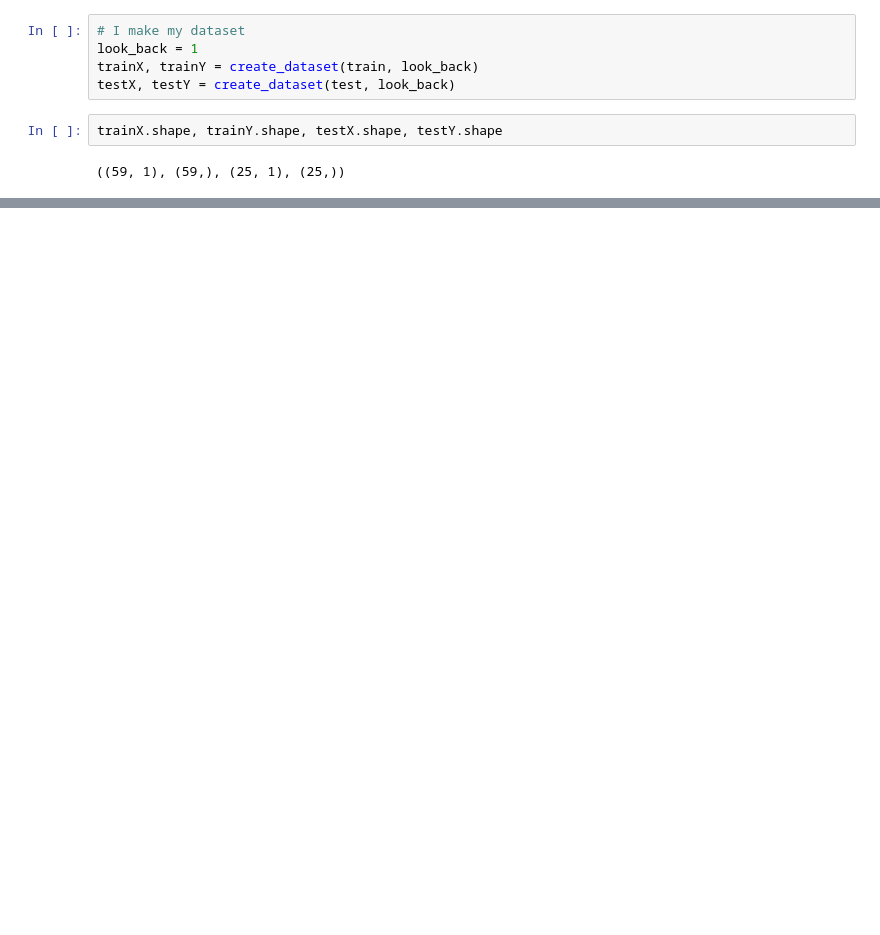
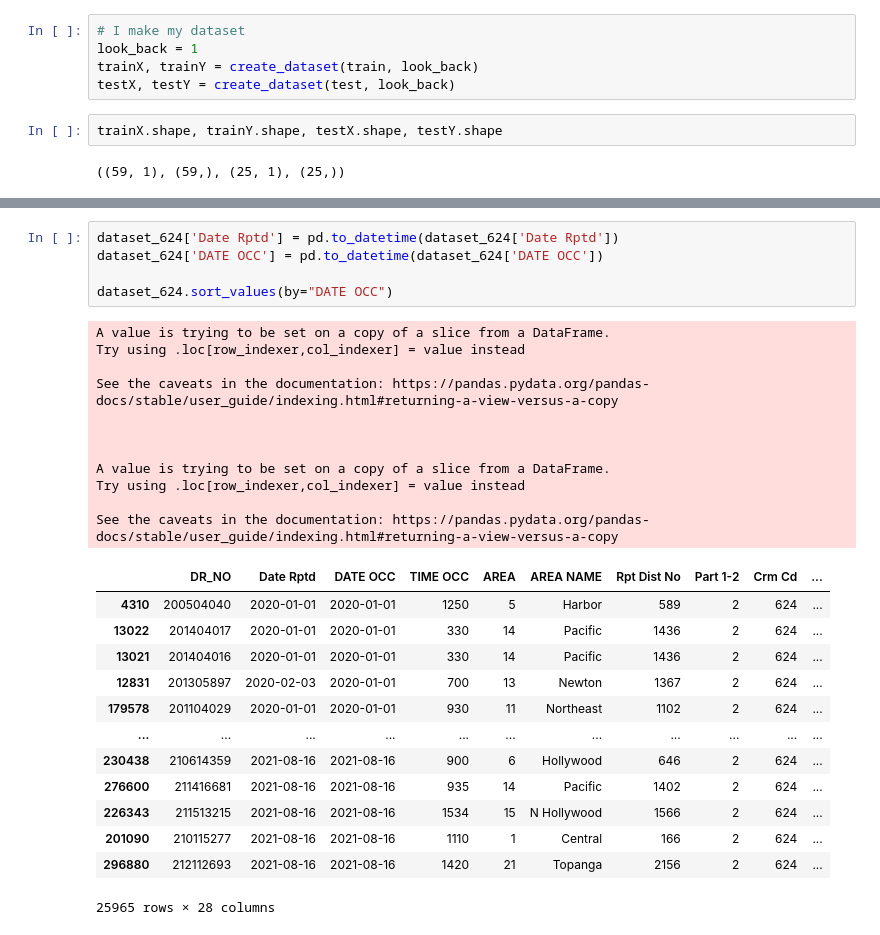
Before and after one commit to MayurG26/Data-Analysis, a Jupyter notebook: timeseries.ipynb, the cells around one changed output, grey strips where cells are left out. Drawn from its saved outputs; the diff is of its cells as text; blank space fills up the shorter version.

```diff
--- a/timeseries.ipynb
+++ b/timeseries.ipynb
@@ -179,0 +318,30 @@ AlreadyExistsError: Another metric with the same name already exists.
+# %%
+dataset_624['Date Rptd'] = pd.to_datetime(dataset_624['Date Rptd'])
+dataset_624['DATE OCC'] = pd.to_datetime(dataset_624['DATE OCC'])
+
+dataset_624.sort_values(by="DATE OCC")
+# %% [output]
+A value is trying to be set on a copy of a slice from a DataFrame.
+Try using .loc[row_indexer,col_indexer] = value instead
+
+See the caveats in the documentation: https://pandas.pydata.org/pandas-docs/stable/user_guide/indexing.html#returning-a-view-versus-a-copy
+
+
+
+A value is trying to be set on a copy of a slice from a DataFrame.
+Try using .loc[row_indexer,col_indexer] = value instead
+
+See the caveats in the documentation: https://pandas.pydata.org/pandas-docs/stable/user_guide/indexing.html#returning-a-view-versus-a-copy
+|  | DR_NO | Date Rptd | DATE OCC | TIME OCC | AREA | AREA NAME | Rpt Dist No | Part 1-2 | Crm Cd | ... |
+| 4310 | 200504040 | 2020-01-01 | 2020-01-01 | 1250 | 5 | Harbor | 589 | 2 | 624 | ... |
+| 13022 | 201404017 | 2020-01-01 | 2020-01-01 | 330 | 14 | Pacific | 1436 | 2 | 624 | ... |
+| 13021 | 201404016 | 2020-01-01 | 2020-01-01 | 330 | 14 | Pacific | 1436 | 2 | 624 | ... |
+| 12831 | 201305897 | 2020-02-03 | 2020-01-01 | 700 | 13 | Newton | 1367 | 2 | 624 | ... |
+| 179578 | 201104029 | 2020-01-01 | 2020-01-01 | 930 | 11 | Northeast | 1102 | 2 | 624 | ... |
+| ... | ... | ... | ... | ... | ... | ... | ... | ... | ... | ... |
+| 230438 | 210614359 | 2021-08-16 | 2021-08-16 | 900 | 6 | Hollywood | 646 | 2 | 624 | ... |
+| 276600 | 211416681 | 2021-08-16 | 2021-08-16 | 935 | 14 | Pacific | 1402 | 2 | 624 | ... |
+| 226343 | 211513215 | 2021-08-16 | 2021-08-16 | 1534 | 15 | N Hollywood | 1566 | 2 | 624 | ... |
+| 201090 | 210115277 | 2021-08-16 | 2021-08-16 | 1110 | 1 | Central | 166 | 2 | 624 | ... |
+| 296880 | 212112693 | 2021-08-16 | 2021-08-16 | 1420 | 21 | Topanga | 2156 | 2 | 624 | ... |
+25965 rows × 28 columns
```
Also changed, not shown: parts of 35 cells of this notebook.
